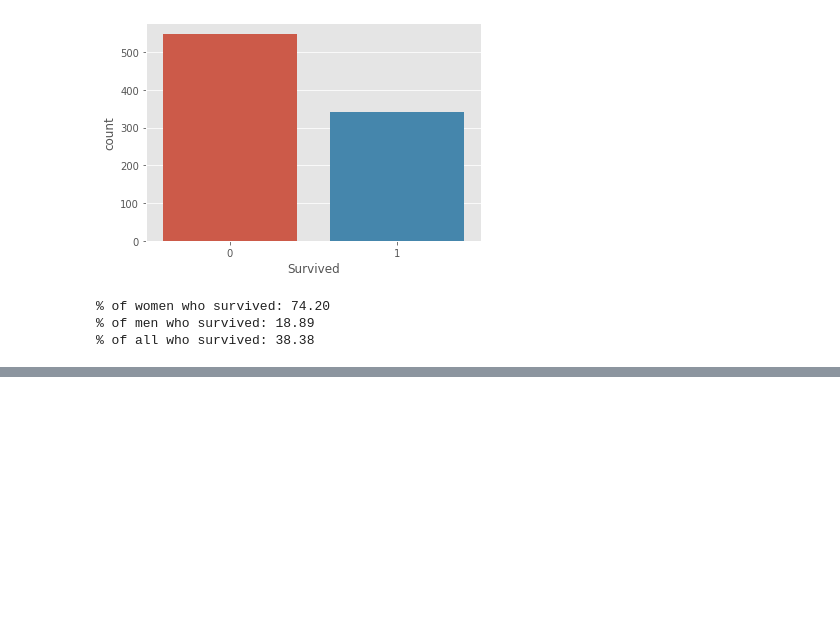
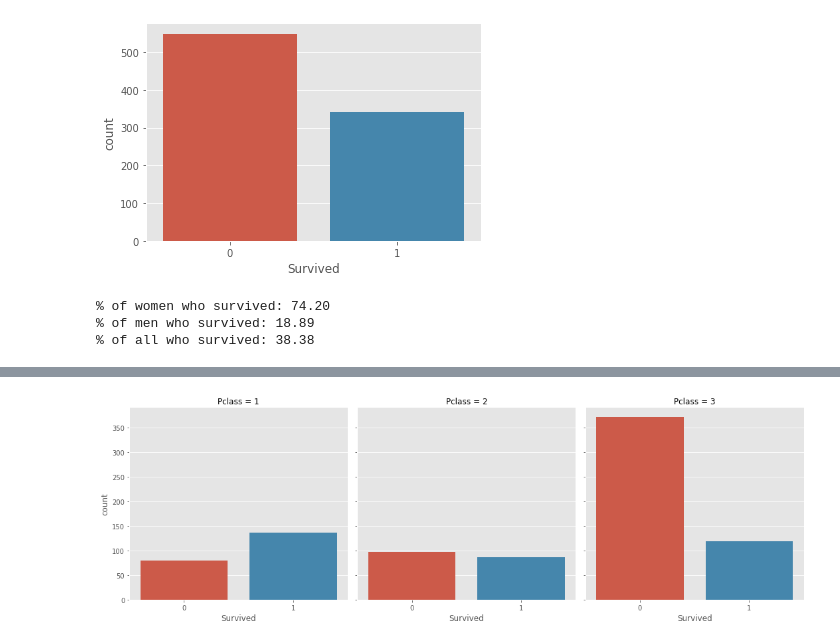
Before and after one commit to cgoeser1/MSDS422_course_assignments, a Jupyter notebook: Titanic(2021OCT17).ipynb, the cells around one changed output, grey strips where cells are left out. Cells and saved outputs as stored; diff of their text form; code cells hidden in the pictures; blank space fills up the shorter version.

```diff
--- a/Titanic(2021OCT17).ipynb
+++ b/Titanic(2021OCT17).ipynb
@@ -152,0 +187,4 @@ print(f"{rate_women} {rate_men} {rate_all}")
+# %%
+sns.catplot(x='Survived', col='Pclass', kind='count', data=train);
+# %% [output]
+[figure, added]
```
Also changed, not shown: parts of 21 cells of this notebook.
